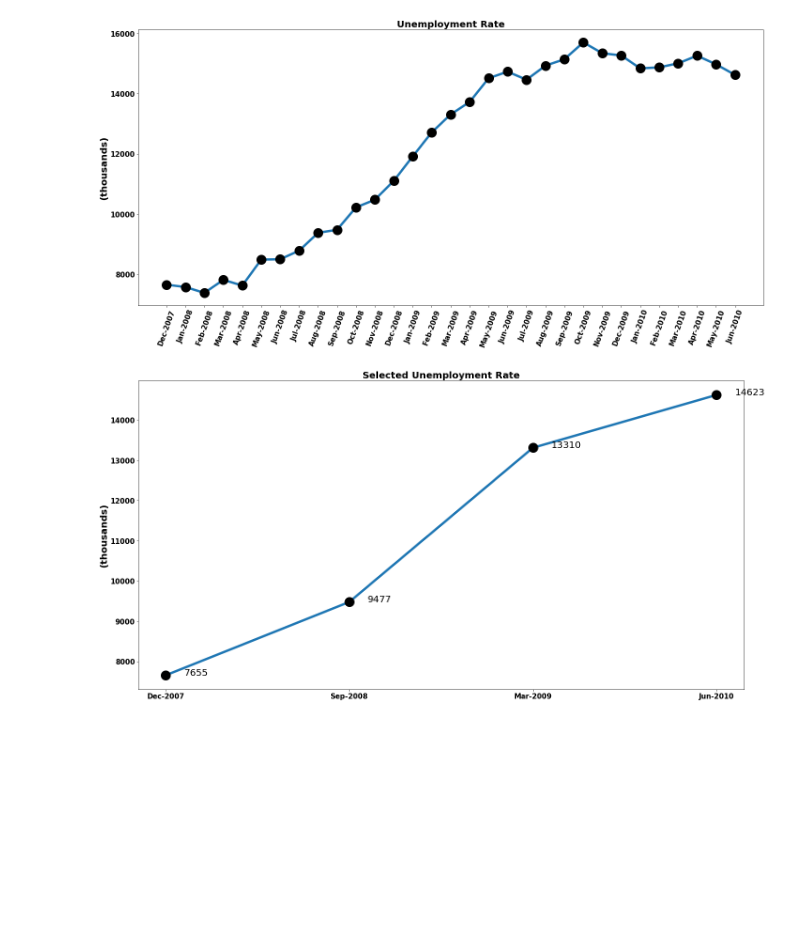
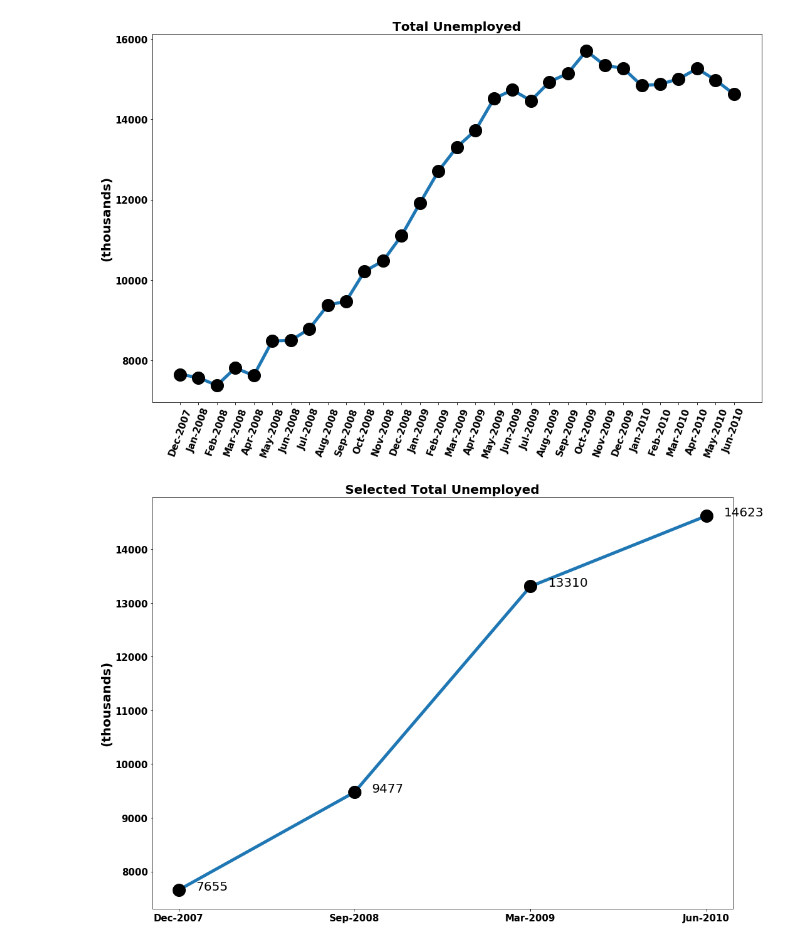
Before and after one commit to kaichua/Graphics-Lies-Misleading-Visuals, a Jupyter notebook: Graphics Lies, Misleading Visuals.ipynb, the cells around one changed output. Drawn from its saved outputs; the diff is of its cells as text; code cells hidden in the pictures; blank space fills up the shorter version.

```diff
--- a/Graphics Lies, Misleading Visuals.ipynb
+++ b/Graphics Lies, Misleading Visuals.ipynb
@@ -10,31 +10,31 @@ df.rename({'Number of unemployed (thousands)' : 'Total'}, axis=1 , inplace = Tru
 df['Year'] = df['Year'].apply(lambda x: x.strftime('%b-%Y'))
 df.set_index('Year', inplace=True)
 # %%
-plt.figure(figsize=(20,10))
+plt.figure(figsize=(15,10))
 plt.plot(df.index, df.Total, linewidth=5)
 plt.plot(df.index, df.Total, 'o', markersize=20, color='black')
 
 plt.xticks(fontsize=15, fontweight='bold', rotation=70)
 plt.yticks(fontsize=15, fontweight='bold')
 plt.ylabel('(thousands)',fontsize=20, fontweight='bold')
-plt.title('Unemployment Rate',fontsize=20, fontweight='bold')
+plt.title('Total Unemployed',fontsize=20, fontweight='bold')
 
 plt.tight_layout()
 
 plt.savefig('Figure_4.png')
 # %% [output]
-[figure, old version]
+[figure, new version]
 # %%
 df_selected = df[df.index.isin(['Dec-2007','Sep-2008','Mar-2009','Jun-2010'])]
 
-plt.figure(figsize=(20,10))
+plt.figure(figsize=(15,10))
 plt.plot(df_selected.index, df_selected.Total, linewidth=5)
 plt.plot(df_selected.index, df_selected.Total, 'o', markersize=20, color='black')
 
 plt.xticks(fontsize=15, fontweight='bold')
 plt.yticks(fontsize=15, fontweight='bold')
 plt.ylabel('(thousands)',fontsize=20, fontweight='bold')
-plt.title('Selected Unemployment Rate',fontsize=20, fontweight='bold')
+plt.title('Selected Total Unemployed',fontsize=20, fontweight='bold')
 
 for i in range(len(df_selected.index)):
     plt.text(i+0.1, df_selected.iloc[i]['Total'], str((df_selected.iloc[i]['Total'])), fontsize=20)
@@ -43,4 +43,4 @@ plt.tight_layout()
 
 plt.savefig('Figure_5.png')
 # %% [output]
-[figure, old version]
+[figure, new version]
```
